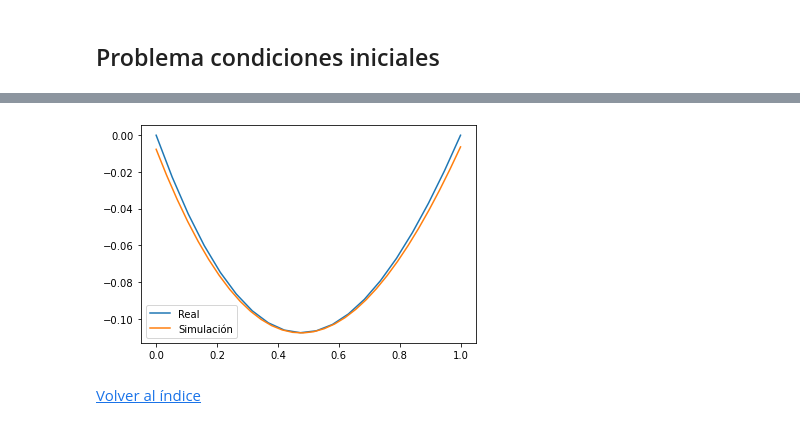
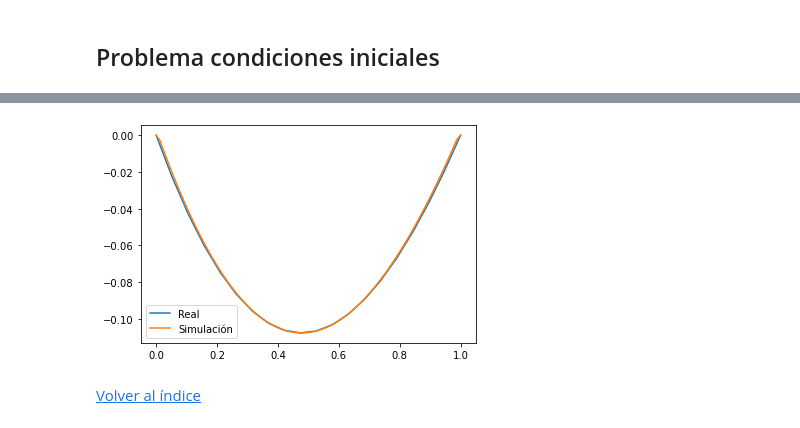
Before and after one commit to OscarAlvaradoM/Tesis, a Jupyter notebook: notebooks/RenovandoCondicionesIniciales.ipynb, the cells around one changed output, grey strips where cells are left out. Drawn from its saved outputs; the diff is of its cells as text; code cells hidden in the pictures.

```diff
--- a/notebooks/RenovandoCondicionesIniciales.ipynb
+++ b/notebooks/RenovandoCondicionesIniciales.ipynb
@@ -1116,17 +1182,6 @@ from scipy.sparse import diags
 
 class EqSystem():
     """
-    Class that uses a Coefficient object to construct the matrix  A, and vector
-    b, for the system of equations Ax=b that represents the discrete version
-    of the physical problem; this EqSystem class has methods and attributes
-    for that putpose.
-
-
-    Methods:
-
-
-    Attriburtes:
-
     """
 
     def __init__(self, coef):
@@ -1157,9 +1212,11 @@ class EqSystem():
         aP = np.ravel(self.aP)
         self.A = self.get_diag(aP)
         if self.coef.dim == 1:
-            aE = np.ravel(self.aE)[:-1]
-            aW = np.ravel(self.aW)[1:]
-            self.A += self.get_diag(aE, k=1) + self.get_diag(aW, k=-1)
+#             aE = np.ravel(self.aE)[:-1]
+#             aW = np.ravel(self.aW)[1:]
+            aE = np.ravel(self.aE)[1:]
+            aW = np.ravel(self.aW)[:-1]
+            self.A += self.get_diag(aE, k=-1) + self.get_diag(aW, k=1)
         elif self.coef.dim == 2:
 #             aN = np.ravel(self.aN)[:-1]
 #             aS = np.ravel(self.aS)[1:]
@@ -1179,7 +1236,7 @@ class EqSystem():
         """
         Método para obtener el vector b, de la ecuación Ax = b, a partir del arreglo Su construido anteriormente
         """
-        self.b = np.ravel(self.Su)
+        self.b = -np.ravel(self.Su)
         return self.b
 
 
@@ -1570,7 +1627,7 @@ lx = 1 # meters
 TA = 0 # °C
 TB = 0 # °C
 k  = 1 # W/m.K
-nx  = 30 # number of volumes
+nx  = 80# number of volumes
 #-------------------------------------------------------------
 # %%
 # ------------Mesh definition and border conditions ----
@@ -1658,12 +1735,13 @@ La solución es: [-0.00766127 -0.02187286 -0.03497473 -0.04696934 -0.0578604  -0
 # %%
 y = lambda x: 1 - np.cos(x) + (np.cos(1) - 1)*x
-x = np.linspace(0,1,nx)
+Γ_0 = Γ_1 = 0
+x = np.linspace(0,1,nx+2)
 x1 = np.linspace(0,1,20)
 plt.plot(x1, y(x1))
-plt.plot(x, sistema.get_solution())
+plt.plot(x, [Γ_0] + list(sistema.get_solution()) + [Γ_1])
 plt.legend(["Real", "Simulación"])
 plt.show()
 # %% [output]
-[figure, old version]
+[figure, new version]
 # %% [markdown]
 [Volver al índice](#Índice)
```
Also changed, not shown: parts of 8 cells of this notebook.
